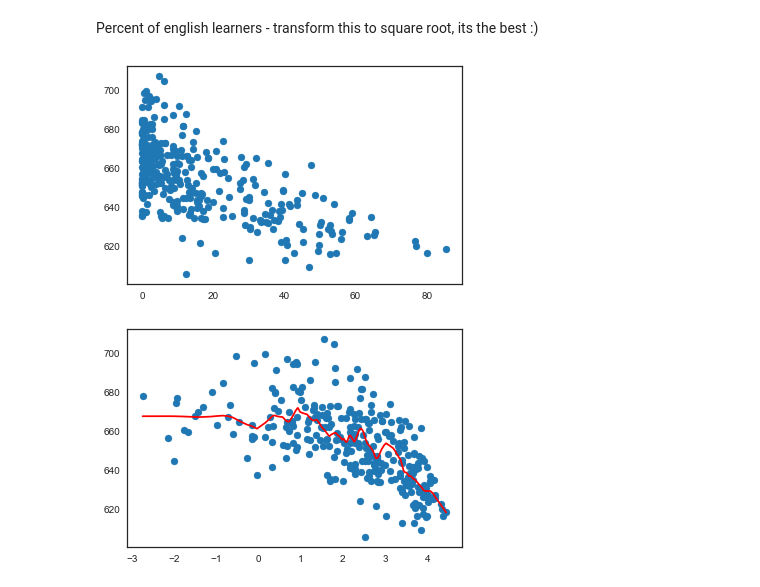
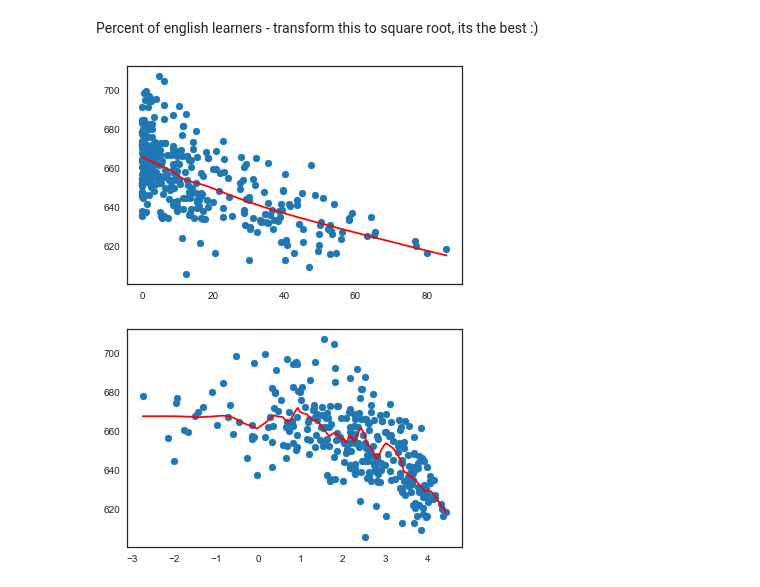
Before and after one commit to SarahDixon/QBUS2810-Group-Assignment, a Jupyter notebook: task 4.ipynb, the cells around one changed output. Saved outputs shown, nothing was run; the diff lists cells and outputs as text; code cells hidden in the pictures.

```diff
--- a/task 4.ipynb
+++ b/task 4.ipynb
@@ -320,7 +320,7 @@ train.loc[(train['str'] <= 17),'cat_str'] = '0'
 
 train["high_str"] = np.where(train["cat_str"]=="2",1,0)
 train["med_str"] = np.where(train["cat_str"]=="1",1,0)
-train["low_str"] = np.where(train["cat_str"]=="0",1,0)
+
 train.head()
 # %% [output]
 |  | Observation Number | dist_cod | county | district | gr_span | enrl_tot | teachers | calw_pct | meal_pct | ... |
@@ -333,7 +333,5 @@ train.head()
 # %%
-train['lowstr_el'] =train['low_str'] * train['el_pct']
+
 train['medstr_el'] = train['med_str'] * train['el_pct']
 train['highstr_el'] = train['high_str'] * train['el_pct']
-
-train['str_el'] = train['el_pct'] * train['str']
 # %%
@@ -905,6 +905,14 @@ plt.plot(z1[:,0],z1[:,1],'red')
 plt.show()
 # %% [output]
 [figure]
+# %%
+# creating knots for linear splines - this example splits at 20,40,60 and 80%:
+xi3=train['testscr'].quantile(.6)
+train['Step33']=(train['testscr']>xi3)*(train['testscr']-xi3)**3
+plt.scatter(train['comp_stu'],train['testscr'])
+z1 = lowess(train['testscr'],train['comp_stu'], frac=1./10)
+plt.plot(z1[:,0],z1[:,1],'red')
+plt.show()
 # %%
 sns.jointplot(x=train['comp_stu'], y=train['testscr'], kind="reg")
 plt.ylabel('Average Test Score')
@@ -1004,12 +1048,12 @@ Percent of english learners - transform this to square root, its the best :)
 # %%
 import statsmodels.api as sm
 lowess = sm.nonparametric.lowess
 plt.scatter(train['el_pct'],train['testscr'])
-z1 = lowess(train['testscr'],train['el_pct'], frac=1./10)
+z1 = lowess(train['testscr'],train['el_pct'])
 plt.plot(z1[:,0],z1[:,1],'red')
 plt.show()
 # %% [output]
-[figure, old version]
+[figure, new version]
 # %%
 train['log_elpct'] = np.log(train['el_pct'])
 
```
Also changed, not shown: parts of 14 cells of this notebook.
